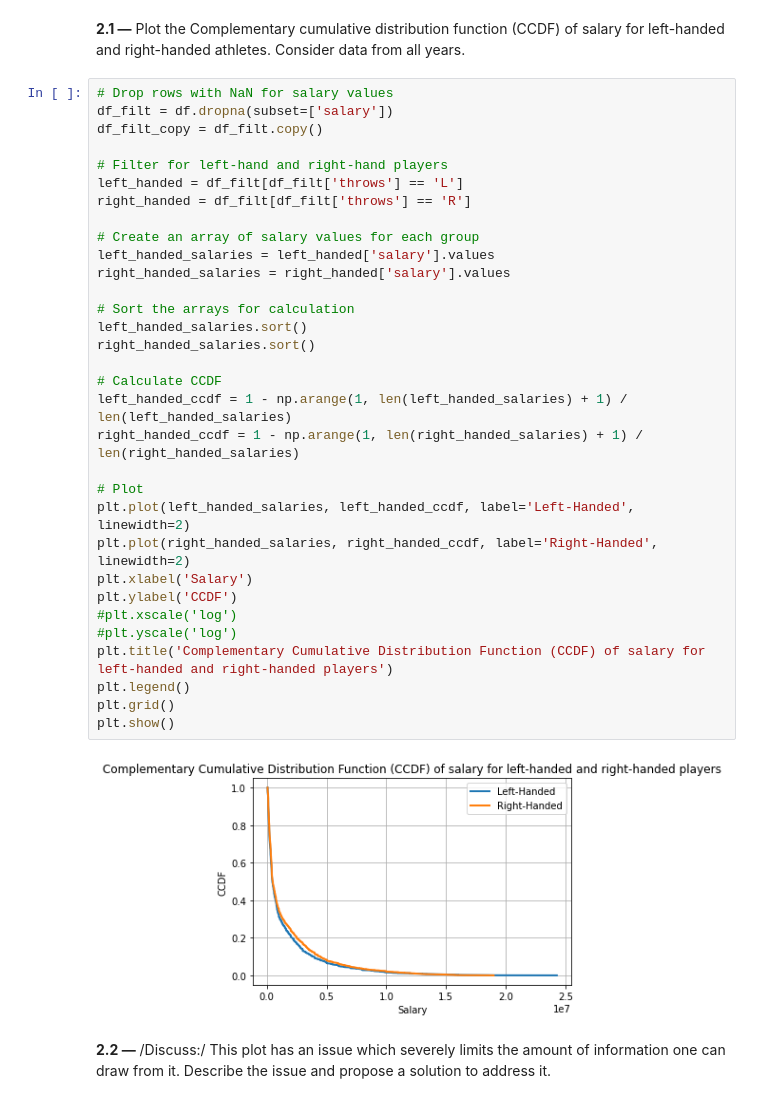
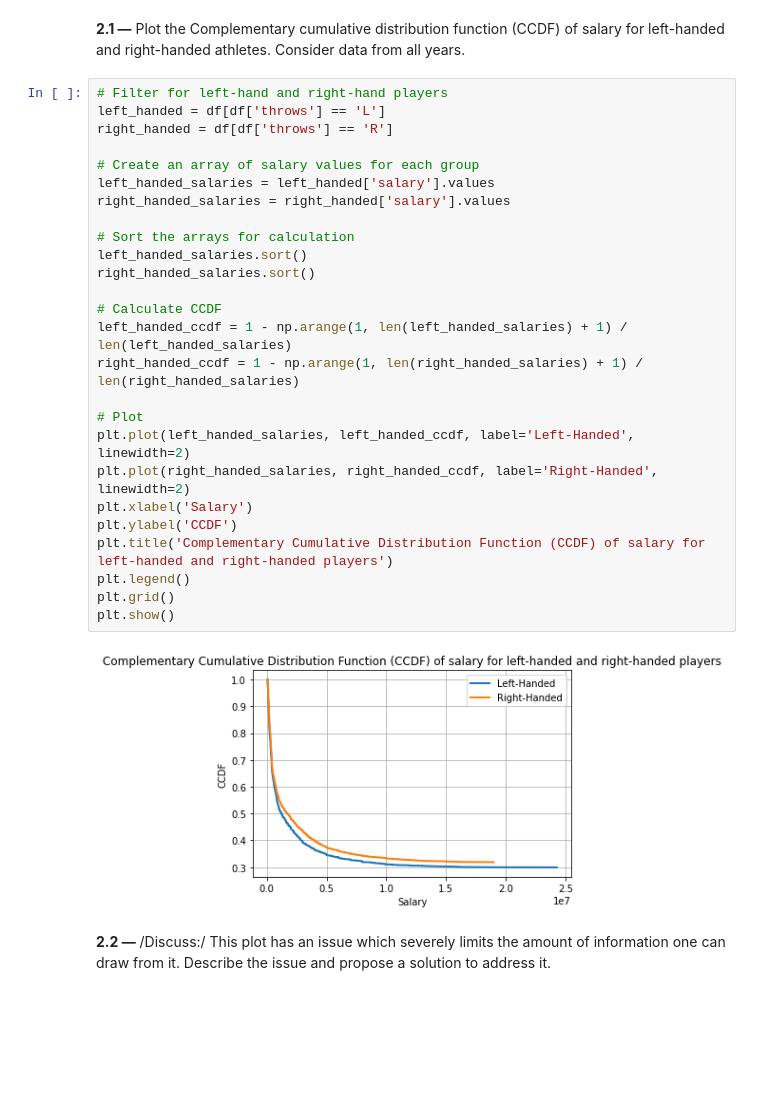
Before and after one commit to benjaminAouzir/FautTrouverUnNomPourADA, a Jupyter notebook: 01 - Pandas Data Wrangling and Data Viz/h1.ipynb, the cells around one changed output. Saved outputs shown, nothing was run; the diff lists cells and outputs as text; blank space fills up the shorter version.

```diff
--- a/01 - Pandas Data Wrangling and Data Viz/h1.ipynb
+++ b/01 - Pandas Data Wrangling and Data Viz/h1.ipynb
@@ -282,39 +282,33 @@ With this data, you will proceed to investigate differences in the salaries and
 # %% [markdown]
 **2.1 —** Plot the Complementary cumulative distribution function (CCDF) of salary for left-handed and right-handed athletes. Consider data from all years.
 # %%
-# Drop rows with NaN for salary values
-df_filt = df.dropna(subset=['salary'])
-df_filt_copy = df_filt.copy()
-
 # Filter for left-hand and right-hand players
-left_handed = df_filt[df_filt['throws'] == 'L']
-right_handed = df_filt[df_filt['throws'] == 'R']
+left_handed = df[df['throws'] == 'L']
+right_handed = df[df['throws'] == 'R']
 
 # Create an array of salary values for each group
 left_handed_salaries = left_handed['salary'].values
 right_handed_salaries = right_handed['salary'].values
 
 # Sort the arrays for calculation
 left_handed_salaries.sort()
 right_handed_salaries.sort()
 
 # Calculate CCDF
 left_handed_ccdf = 1 - np.arange(1, len(left_handed_salaries) + 1) / len(left_handed_salaries)
 right_handed_ccdf = 1 - np.arange(1, len(right_handed_salaries) + 1) / len(right_handed_salaries)
 
 # Plot
 plt.plot(left_handed_salaries, left_handed_ccdf, label='Left-Handed', linewidth=2)
 plt.plot(right_handed_salaries, right_handed_ccdf, label='Right-Handed', linewidth=2)
 plt.xlabel('Salary')
 plt.ylabel('CCDF')
-#plt.xscale('log')
-#plt.yscale('log')
 plt.title('Complementary Cumulative Distribution Function (CCDF) of salary for left-handed and right-handed players')
 plt.legend()
 plt.grid()
 plt.show()
 # %% [output]
-[figure, old version]
+[figure, new version]
 # %% [markdown]
 **2.2 —** /Discuss:/ This plot has an issue which severely limits the amount of information one can draw from it. Describe the issue and propose a solution to address it.
 # %% [markdown]
```
Also changed, not shown: parts of 18 cells of this notebook.
